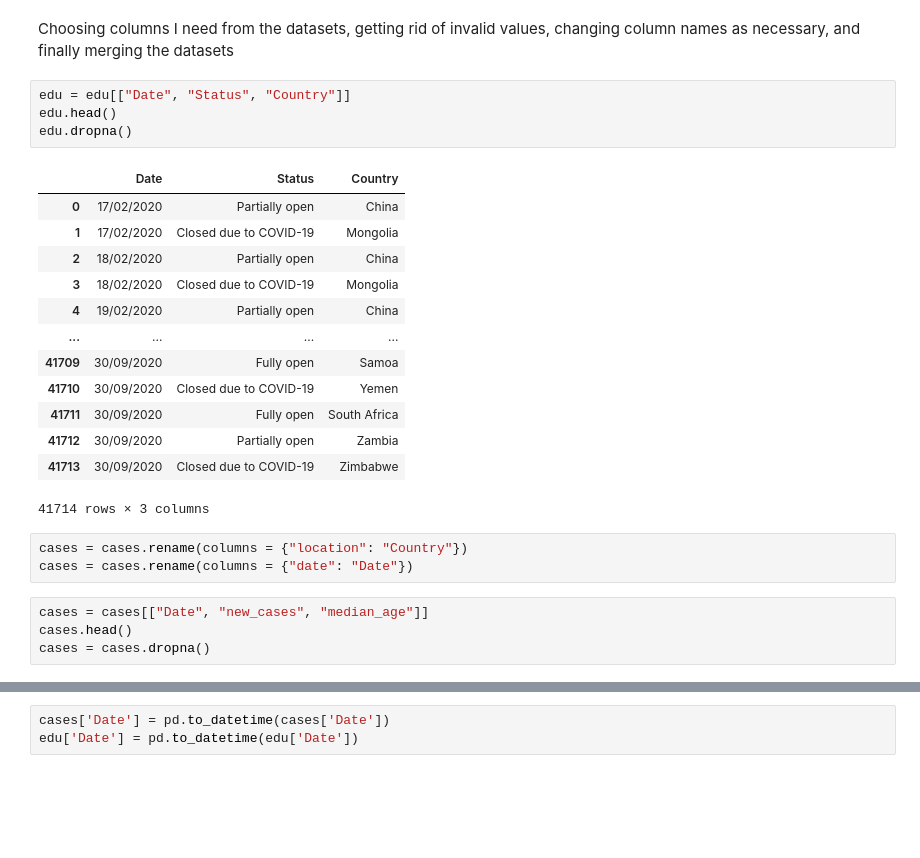
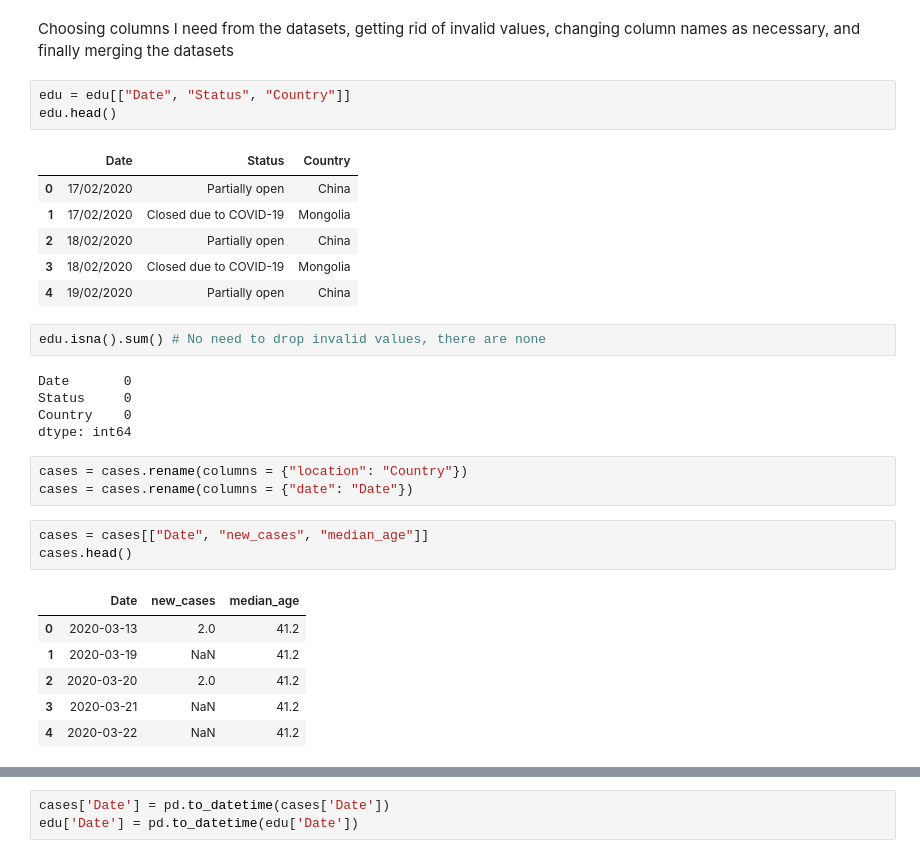
Before and after one commit to mai-amber/Coronavirus-School-Closures-Data-Science, a Jupyter notebook: CoronaSchoolClosuresJupyter.ipynb, the cells around one changed output, grey strips where cells are left out. Cells and saved outputs as stored; diff of their text form; blank space fills up the shorter version.

```diff
--- a/CoronaSchoolClosuresJupyter.ipynb
+++ b/CoronaSchoolClosuresJupyter.ipynb
@@ -26,25 +26,30 @@ Choosing columns I need from the datasets, getting rid of invalid values, changi
 # %%
 edu = edu[["Date", "Status", "Country"]]
 edu.head()
-edu.dropna()
 # %% [output]
 |  | Date | Status | Country |
 | 0 | 17/02/2020 | Partially open | China |
 | 1 | 17/02/2020 | Closed due to COVID-19 | Mongolia |
 | 2 | 18/02/2020 | Partially open | China |
 | 3 | 18/02/2020 | Closed due to COVID-19 | Mongolia |
 | 4 | 19/02/2020 | Partially open | China |
-| ... | ... | ... | ... |
-| 41709 | 30/09/2020 | Fully open | Samoa |
-| 41710 | 30/09/2020 | Closed due to COVID-19 | Yemen |
-| 41711 | 30/09/2020 | Fully open | South Africa |
-| 41712 | 30/09/2020 | Partially open | Zambia |
-| 41713 | 30/09/2020 | Closed due to COVID-19 | Zimbabwe |
-41714 rows × 3 columns
+# %%
+edu.isna().sum() # No need to drop invalid values, there are none
+# %% [output]
+Date       0
+Status     0
+Country    0
+dtype: int64
 # %%
 cases = cases.rename(columns = {"location": "Country"})
 cases = cases.rename(columns = {"date": "Date"})
 # %%
 cases = cases[["Date", "new_cases", "median_age"]]
 cases.head()
-cases = cases.dropna()
+# %% [output]
+|  | Date | new_cases | median_age |
+| 0 | 2020-03-13 | 2.0 | 41.2 |
+| 1 | 2020-03-19 | NaN | 41.2 |
+| 2 | 2020-03-20 | 2.0 | 41.2 |
+| 3 | 2020-03-21 | NaN | 41.2 |
+| 4 | 2020-03-22 | NaN | 41.2 |
```
Also changed, not shown: parts of 2 cells of this notebook.
